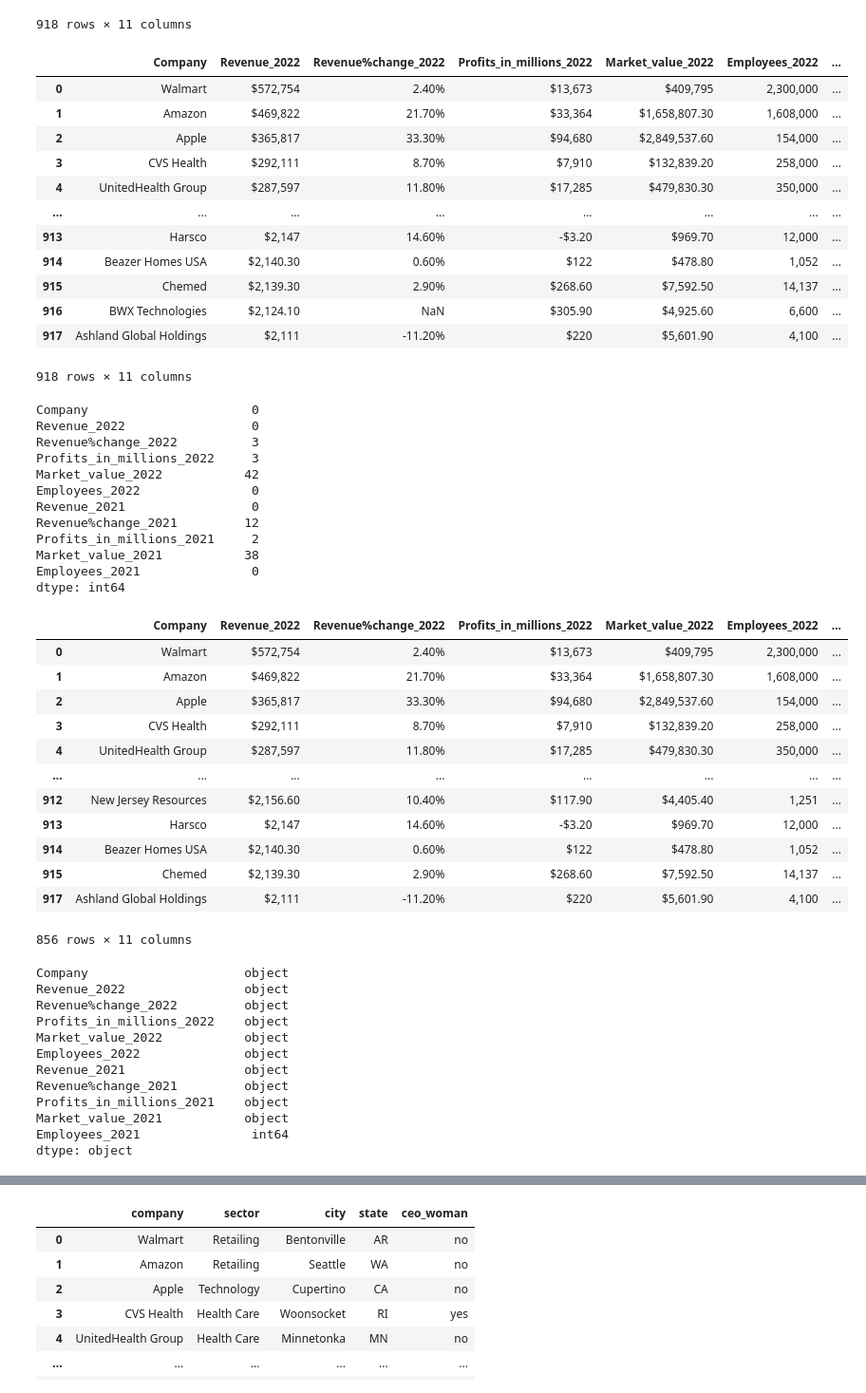
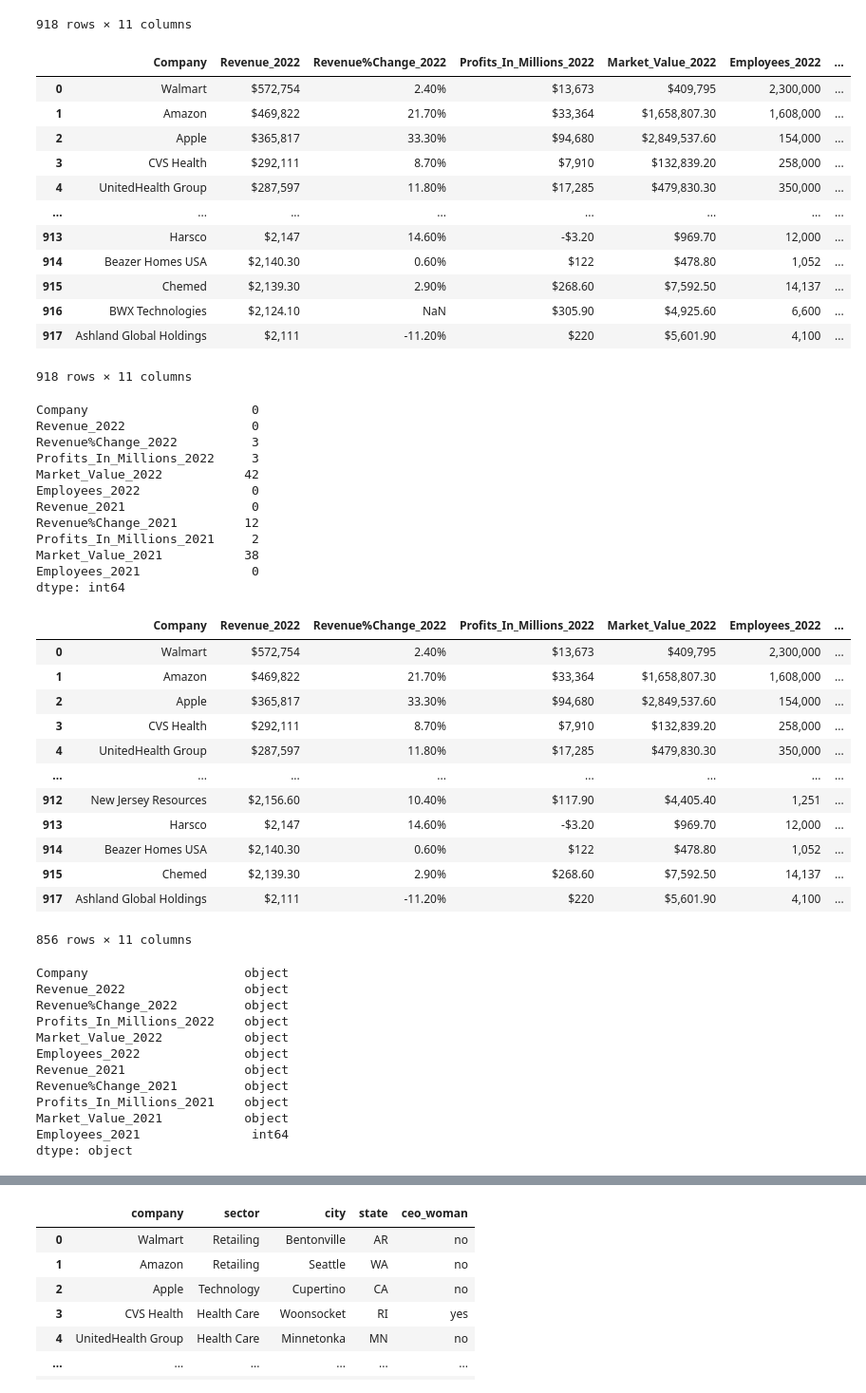
Before and after one commit to jannatulhashi/Exploring-Insights-from-the-Largest-US-Companies, a Jupyter notebook: Data Cleaning.ipynb, the cells around one changed output, grey strips where cells are left out. Shown at 95% size. Drawn from its saved outputs; the diff is of its cells as text; code cells hidden in the pictures.

```diff
--- a/Data Cleaning.ipynb
+++ b/Data Cleaning.ipynb
@@ -76,25 +76,25 @@ result_df
 | 917 | Ashland Global Holdings | $2,111 | -11.20% | $220 | $5,601.90 | 4,100 | $2,377 | ... |
 918 rows × 11 columns
 # %%
-
 # Rename the columns in the resulting dataframe
 result_df = result_df.rename(columns={
     "Name": "Company",
     "Revenue": "Revenue_2022",
-    "revenue(% change)": "Revenue%change)_2022",
+    "revenue(% change)": "Revenue%Change_2022",
     "profits in millions": "Profits_in_millions_2022",
     "market value": "Market_value_2022",
     "employees": "Employees_2022",
-    "Revenue%_change_2021": "Revenue%change_2021"
+
 })
 
 # Modify the column names and capitalize them
-result_df.columns = result_df.columns.str.replace(" ", "_").str.replace(r"\(|\)", "", regex=True).str.lower().str.capitalize()
+result_df.columns = result_df.columns.str.replace(" ", "_").str.replace(r"\(|\)", "", regex=True).str.lower()
+result_df.columns = result_df.columns.str.replace("revenue%_change_2021", "revenue%change_2021").str.title()
 
-# Print the dataframe with modified and capitalized column names
+# Print the dataframe with modified and capitalized column
 result_df
 # %% [output]
-|  | Company | Revenue_2022 | Revenue%change_2022 | Profits_in_millions_2022 | Market_value_2022 | Employees_2022 | ... |
+|  | Company | Revenue_2022 | Revenue%Change_2022 | Profits_In_Millions_2022 | Market_Value_2022 | Employees_2022 | ... |
 | 0 | Walmart | $572,754 | 2.40% | $13,673 | $409,795 | 2,300,000 | ... |
 | 1 | Amazon | $469,822 | 21.70% | $33,364 | $1,658,807.30 | 1,608,000 | ... |
 | 2 | Apple | $365,817 | 33.30% | $94,680 | $2,849,537.60 | 154,000 | ... |
@@ -121,14 +121,14 @@ print(null_counts)
 # %% [output]
 Company                      0
 Revenue_2022                 0
-Revenue%change_2022          3
-Profits_in_millions_2022     3
-Market_value_2022           42
+Revenue%Change_2022          3
+Profits_In_Millions_2022     3
+Market_Value_2022           42
 Employees_2022               0
 Revenue_2021                 0
-Revenue%change_2021         12
-Profits_in_millions_2021     2
-Market_value_2021           38
+Revenue%Change_2021         12
+Profits_In_Millions_2021     2
+Market_Value_2021           38
 Employees_2021               0
 dtype: int64
 # %%
@@ -138,7 +138,7 @@ result_df_cleaned = result_df.dropna()
 # Print the cleaned dataframe
 result_df_cleaned
 # %% [output]
-|  | Company | Revenue_2022 | Revenue%change_2022 | Profits_in_millions_2022 | Market_value_2022 | Employees_2022 | ... |
+|  | Company | Revenue_2022 | Revenue%Change_2022 | Profits_In_Millions_2022 | Market_Value_2022 | Employees_2022 | ... |
 | 0 | Walmart | $572,754 | 2.40% | $13,673 | $409,795 | 2,300,000 | ... |
 | 1 | Amazon | $469,822 | 21.70% | $33,364 | $1,658,807.30 | 1,608,000 | ... |
 | 2 | Apple | $365,817 | 33.30% | $94,680 | $2,849,537.60 | 154,000 | ... |
@@ -156,14 +156,14 @@ result_df_cleaned.dtypes
 # %% [output]
 Company                     object
 Revenue_2022                object
-Revenue%change_2022         object
-Profits_in_millions_2022    object
-Market_value_2022           object
+Revenue%Change_2022         object
+Profits_In_Millions_2022    object
+Market_Value_2022           object
 Employees_2022              object
 Revenue_2021                object
-Revenue%change_2021         object
-Profits_in_millions_2021    object
-Market_value_2021           object
+Revenue%Change_2021         object
+Profits_In_Millions_2021    object
+Market_Value_2021           object
 Employees_2021               int64
 dtype: object
 # %%
```
Also changed, not shown: parts of 10 cells of this notebook, 3 other files.
